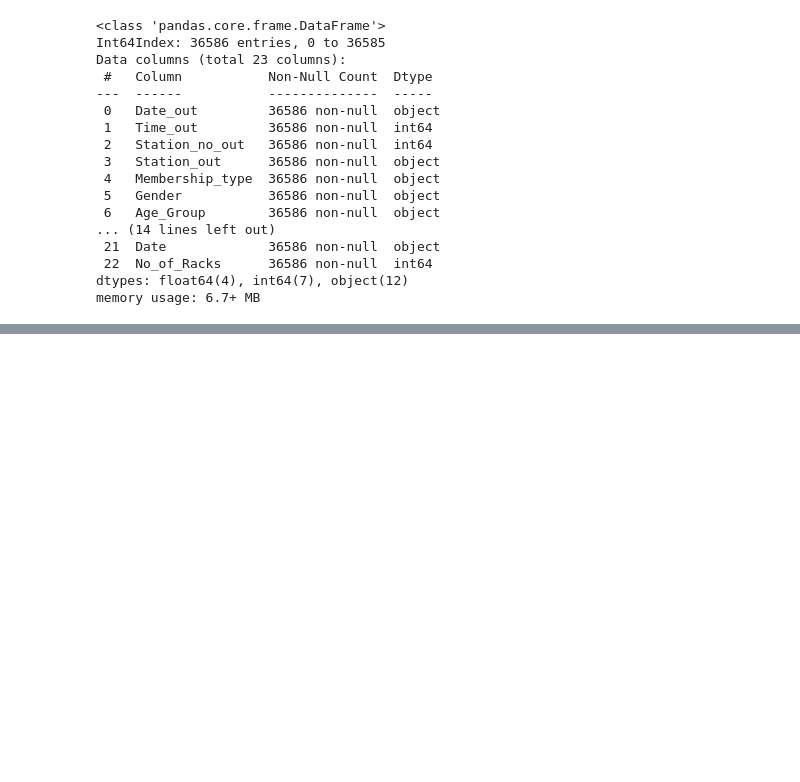
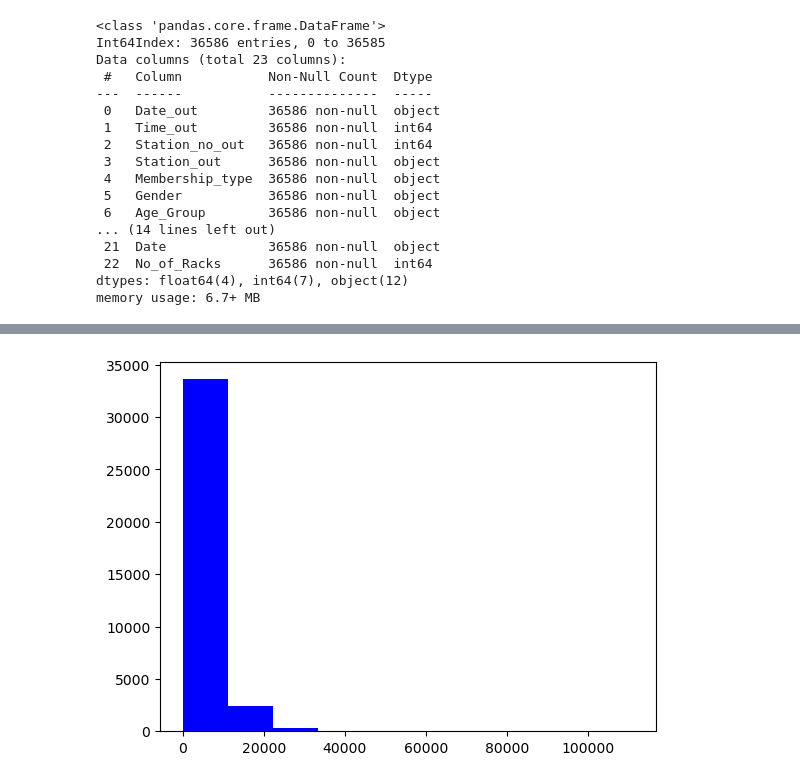
Before and after one commit to Yerial1125/e_learning1, a Jupyter notebook: Untitled.ipynb, the cells around one changed output, grey strips where cells are left out. Drawn from its saved outputs; the diff is of its cells as text; code cells hidden in the pictures; blank space fills up the shorter version.

```diff
--- a/Untitled.ipynb
+++ b/Untitled.ipynb
@@ -437,0 +451,5 @@ memory usage: 6.7+ MB
+# %%
+plt.hist(bike_data2.Distance ,color='blue')
+plt.show()
+# %% [output]
+[figure, added]
```
Also changed, not shown: parts of 9 cells of this notebook.
